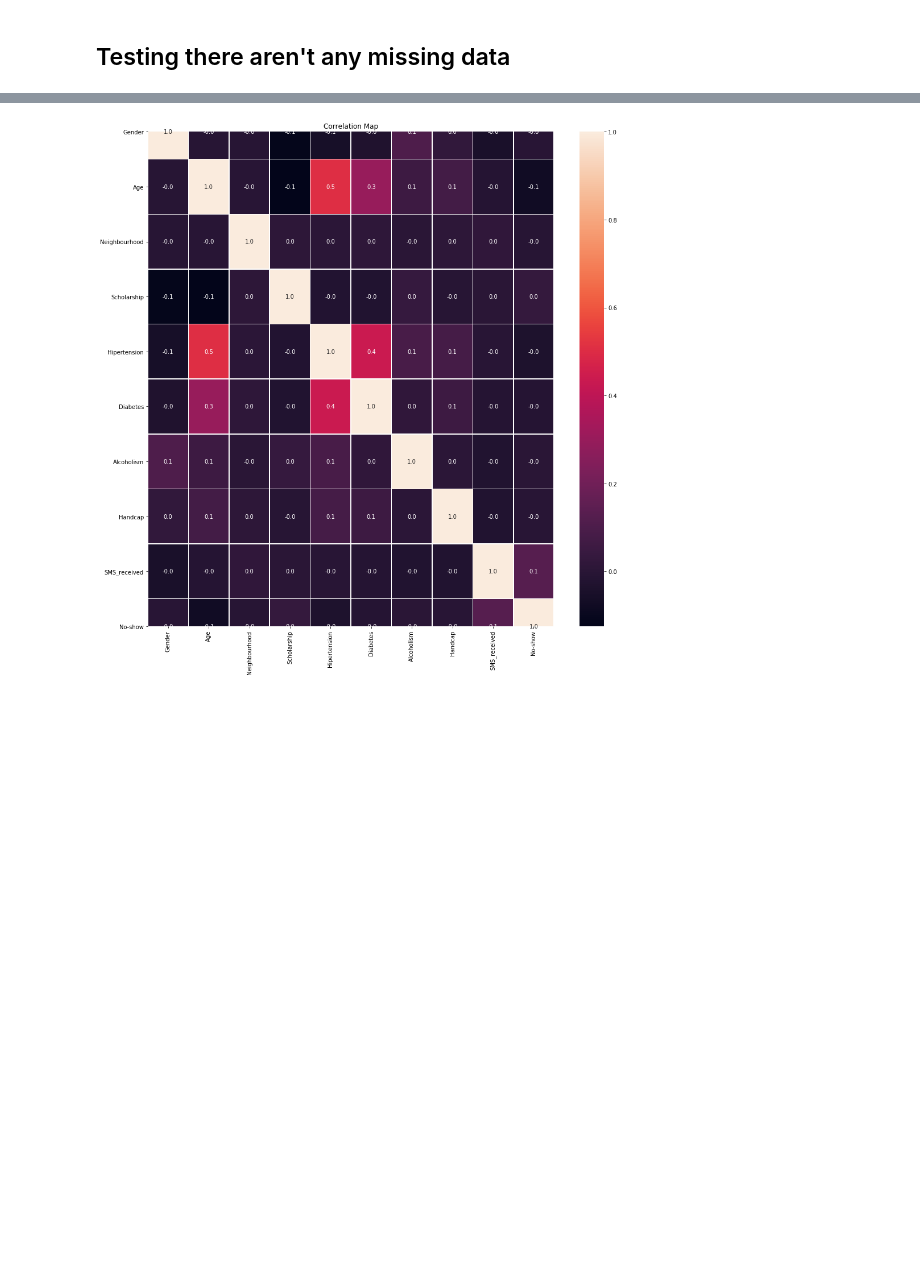
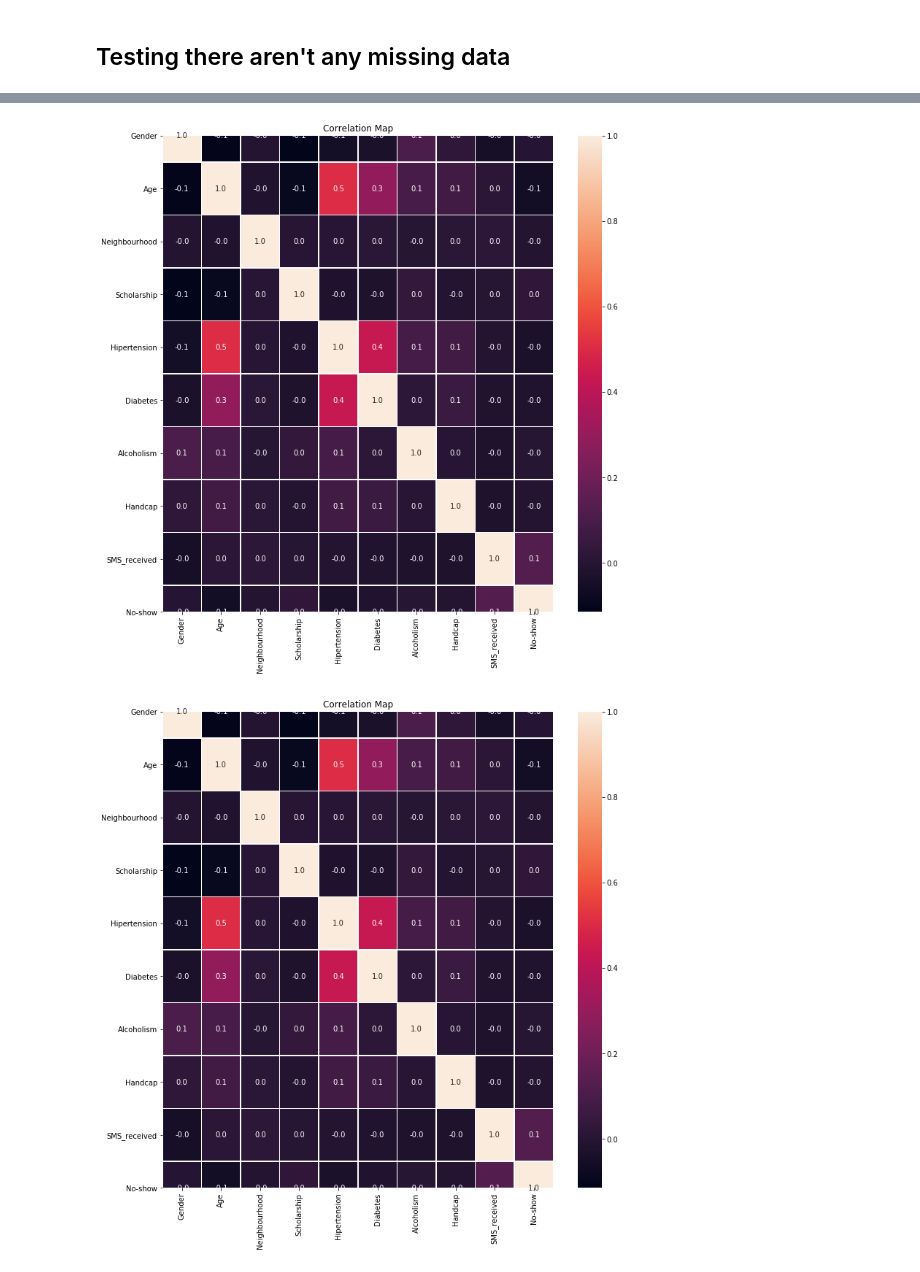
Before and after one commit to Seiji555/Team_AI, a Jupyter notebook: 20191102/Medical_Appointment_2.ipynb, the cells around one changed output, grey strips where cells are left out. Saved outputs shown, nothing was run; the diff lists cells and outputs as text; code cells hidden in the pictures; blank space fills up the shorter version.

```diff
--- a/20191102/Medical_Appointment_2.ipynb
+++ b/20191102/Medical_Appointment_2.ipynb
@@ -204,17 +222,3 @@ train_df.head(5)
-# %%
-#complete missing age with mean
-train_df['Age'].fillna(train_df['Age'].median(), inplace = True)
-
-# Fill with media() values < 18 and > 120
-s = pd.Series(train_df['Age'])
-s[s<18] = train_df['Age'].median()
-train_df['Age'] = s
-s = pd.Series(train_df['Age'])
-s[s>120] = train_df['Age'].median()
-train_df['Age'] = s
-
-#Ranges of Age
-train_df['age_range'] = pd.cut(train_df['Age'], [0,20,30,65,100], labels=["0-20", "21-30", "31-65", "66-100"], include_lowest=True)
 # %%
 print(train_df.Neighbourhood.unique())
 # %% [output]
@@ -337,10 +375,11 @@ Diabetes
 # %%
-f,ax=plt.subplots(figsize = (16,16))
+f,ax=plt.subplots(figsize = (12, 12))
 sns.heatmap(train_df.corr(),annot= True,linewidths=0.5,fmt = ".1f",ax=ax)
 plt.xticks(rotation=90)
 plt.yticks(rotation=0)
 plt.title('Correlation Map')
 plt.savefig('graph.png')
 plt.show()
 # %% [output]
-[figure, old version]
+[figure, new version]
+[figure, added]
```
Also changed, not shown: parts of 14 cells of this notebook, 1 other file.
